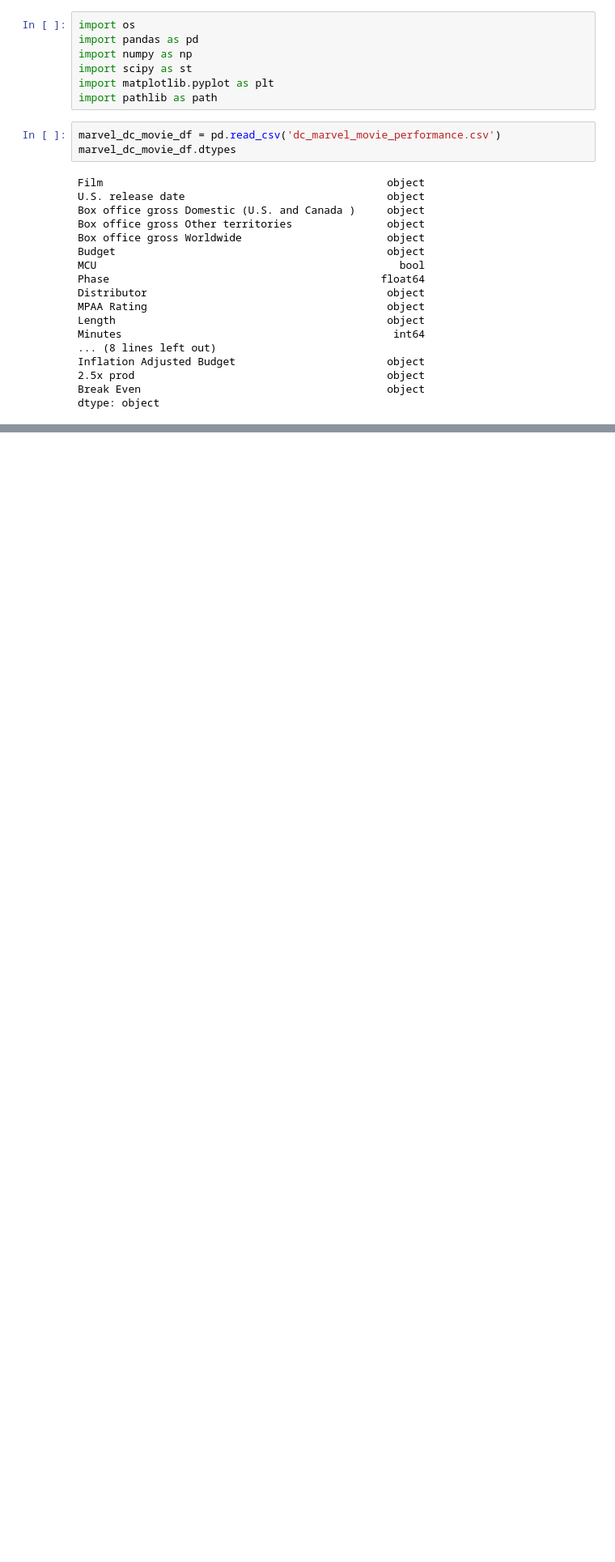
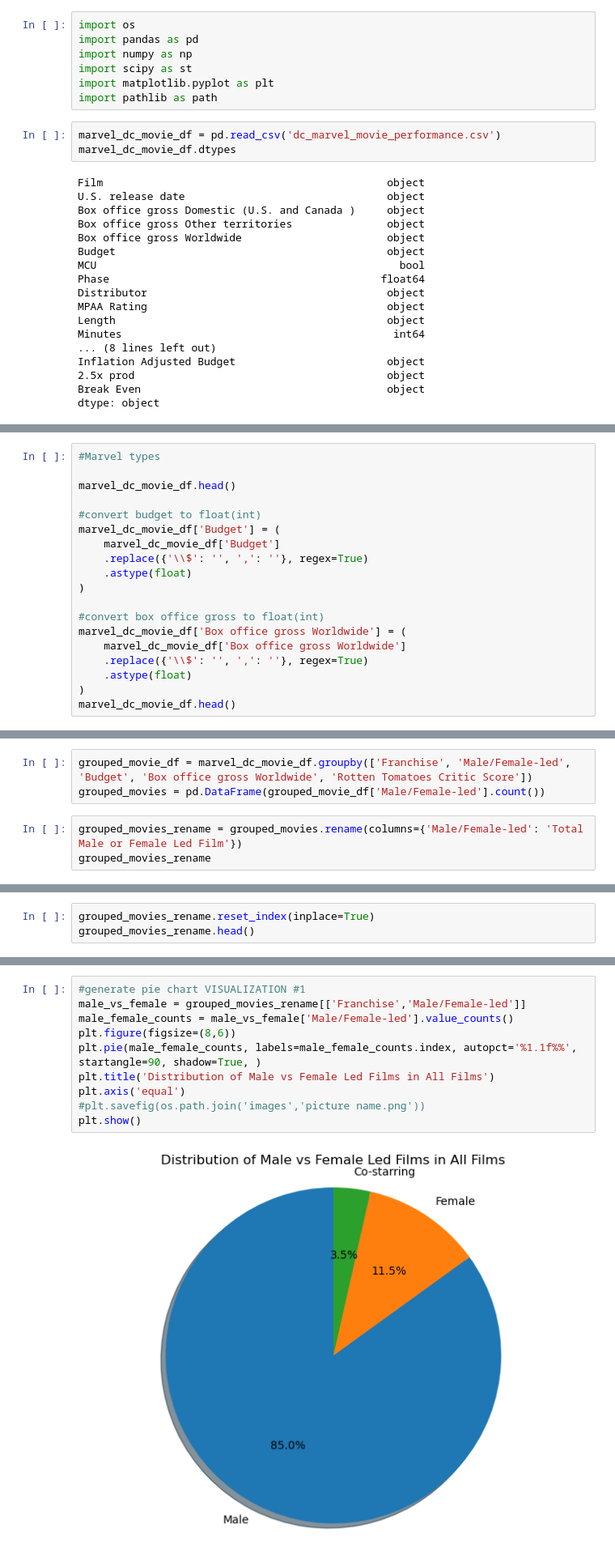
Before and after one commit to Nathan-Savage/project1, a Jupyter notebook: master_project.ipynb, the cells around one changed output, grey strips where cells are left out. Shown at 81% size. Cells and saved outputs as stored; diff of their text form; blank space fills up the shorter version.

```diff
--- a/master_project.ipynb
+++ b/master_project.ipynb
@@ -28,0 +166,19 @@ dtype: object
+# %%
+#Marvel types
+
+marvel_dc_movie_df.head()
+
+#convert budget to float(int)
+marvel_dc_movie_df['Budget'] = (
+    marvel_dc_movie_df['Budget']
+    .replace({'\\$': '', ',': ''}, regex=True)
+    .astype(float)
+)
+
+#convert box office gross to float(int)
+marvel_dc_movie_df['Box office gross Worldwide'] = (
+    marvel_dc_movie_df['Box office gross Worldwide']
+    .replace({'\\$': '', ',': ''}, regex=True)
+    .astype(float)
+)
+marvel_dc_movie_df.head()
@@ -28,0 +193,6 @@ dtype: object
+# %%
+grouped_movie_df = marvel_dc_movie_df.groupby(['Franchise', 'Male/Female-led', 'Budget', 'Box office gross Worldwide', 'Rotten Tomatoes Critic Score'])
+grouped_movies = pd.DataFrame(grouped_movie_df['Male/Female-led'].count())
+# %%
+grouped_movies_rename = grouped_movies.rename(columns={'Male/Female-led': 'Total Male or Female Led Film'})
+grouped_movies_rename
@@ -28,0 +222,3 @@ dtype: object
+# %%
+grouped_movies_rename.reset_index(inplace=True)
+grouped_movies_rename.head()
@@ -28,0 +232,12 @@ dtype: object
+# %%
+#generate pie chart VISUALIZATION #1
+male_vs_female = grouped_movies_rename[['Franchise','Male/Female-led']]
+male_female_counts = male_vs_female['Male/Female-led'].value_counts()
+plt.figure(figsize=(8,6))
+plt.pie(male_female_counts, labels=male_female_counts.index, autopct='%1.1f%%', startangle=90, shadow=True, )
+plt.title('Distribution of Male vs Female Led Films in All Films')
+plt.axis('equal')
+#plt.savefig(os.path.join('images','picture name.png'))
+plt.show()
+# %% [output]
+[figure, added]
```
Also changed, not shown: parts of 29 cells of this notebook, 6 other files.
